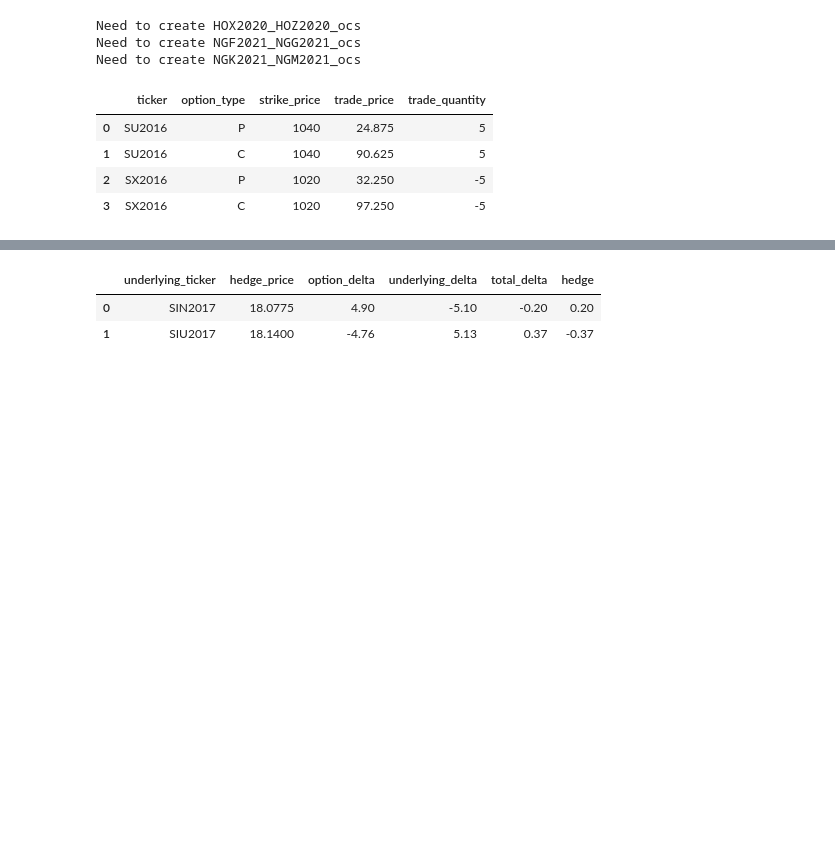
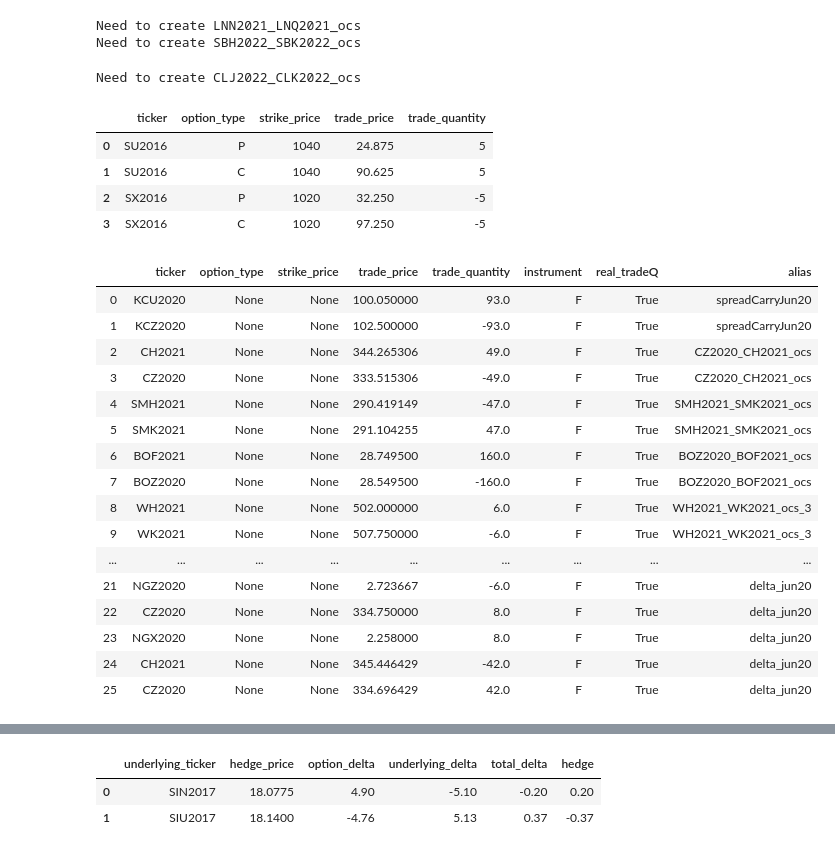
Before and after one commit to chitown2016/repo_barbarossa, a Jupyter notebook: PycharmProjects/ta/trade_helper.ipynb, the cells around one changed output, grey strips where cells are left out. Drawn from its saved outputs; the diff is of its cells as text; code cells hidden in the pictures; blank space fills up the shorter version.

```diff
--- a/PycharmProjects/ta/trade_helper.ipynb
+++ b/PycharmProjects/ta/trade_helper.ipynb
@@ -116,7 +315,7 @@ import datetime as dt
 #wuhu = tfl.assign_trades_2strategies(trade_source='tt')
 #wuhu
 
-tfl.load_tt_trades(tags2exclude=['ifs','sc','ocs','DeltaHedge'])     # 'DeltaHedge','ocs','sc'
+#tfl.load_tt_trades(tags2exclude=['ifs','ocs','sc','DeltaHedge'])     # 'DeltaHedge','ocs','sc'
 
 tfl.load_tagged_tt_trades()
 #tfl.load_cme_direct_trades()
@@ -132,9 +331,13 @@ tfl.load_tagged_tt_trades()
 #wuhu = tfl.get_formatted_cme_direct_fills()
 #wuhu['aggregate_trades']
 # %% [output]
-Need to create HOX2020_HOZ2020_ocs
-Need to create NGF2021_NGG2021_ocs
-Need to create NGK2021_NGM2021_ocs
+Need to create LNN2021_LNQ2021_ocs
+Need to create SBH2022_SBK2022_ocs
+# %%
+import ta.trade_fill_loader2 as tfl
+tfl.load_tagged_tt_trades()
+# %% [output]
+Need to create CLJ2022_CLK2022_ocs
 # %%
 import ta.trade_fill_loader as tfl
 wuhu = tfl.get_formatted_manual_entry_fills(tags2exclude=['ifs','sc','ocs','DeltaHedge'])
@@ -145,6 +348,28 @@ wuhu
 | 1 | SU2016 | C | 1040 | 90.625 | 5 |
 | 2 | SX2016 | P | 1020 | 32.250 | -5 |
 | 3 | SX2016 | C | 1020 | 97.250 | -5 |
+# %%
+import ta.trade_fill_loader2 as tfl
+assign_output = tfl.get_tagged_tt_fills()
+assign_output['aggregate_trades']
+# %% [output]
+|  | ticker | option_type | strike_price | trade_price | trade_quantity | instrument | real_tradeQ | alias |
+| 0 | KCU2020 | None | None | 100.050000 | 93.0 | F | True | spreadCarryJun20 |
+| 1 | KCZ2020 | None | None | 102.500000 | -93.0 | F | True | spreadCarryJun20 |
+| 2 | CH2021 | None | None | 344.265306 | 49.0 | F | True | CZ2020_CH2021_ocs |
+| 3 | CZ2020 | None | None | 333.515306 | -49.0 | F | True | CZ2020_CH2021_ocs |
+| 4 | SMH2021 | None | None | 290.419149 | -47.0 | F | True | SMH2021_SMK2021_ocs |
+| 5 | SMK2021 | None | None | 291.104255 | 47.0 | F | True | SMH2021_SMK2021_ocs |
+| 6 | BOF2021 | None | None | 28.749500 | 160.0 | F | True | BOZ2020_BOF2021_ocs |
+| 7 | BOZ2020 | None | None | 28.549500 | -160.0 | F | True | BOZ2020_BOF2021_ocs |
+| 8 | WH2021 | None | None | 502.000000 | 6.0 | F | True | WH2021_WK2021_ocs_3 |
+| 9 | WK2021 | None | None | 507.750000 | -6.0 | F | True | WH2021_WK2021_ocs_3 |
+| ... | ... | ... | ... | ... | ... | ... | ... | ... |
+| 21 | NGZ2020 | None | None | 2.723667 | -6.0 | F | True | delta_jun20 |
+| 22 | CZ2020 | None | None | 334.750000 | 8.0 | F | True | delta_jun20 |
+| 23 | NGX2020 | None | None | 2.258000 | 8.0 | F | True | delta_jun20 |
+| 24 | CH2021 | None | None | 345.446429 | -42.0 | F | True | delta_jun20 |
+| 25 | CZ2020 | None | None | 334.696429 | 42.0 | F | True | delta_jun20 |
 # %%
 
 #Daily Hedge
```
Also changed, not shown: parts of 33 cells of this notebook, 32 other files.
